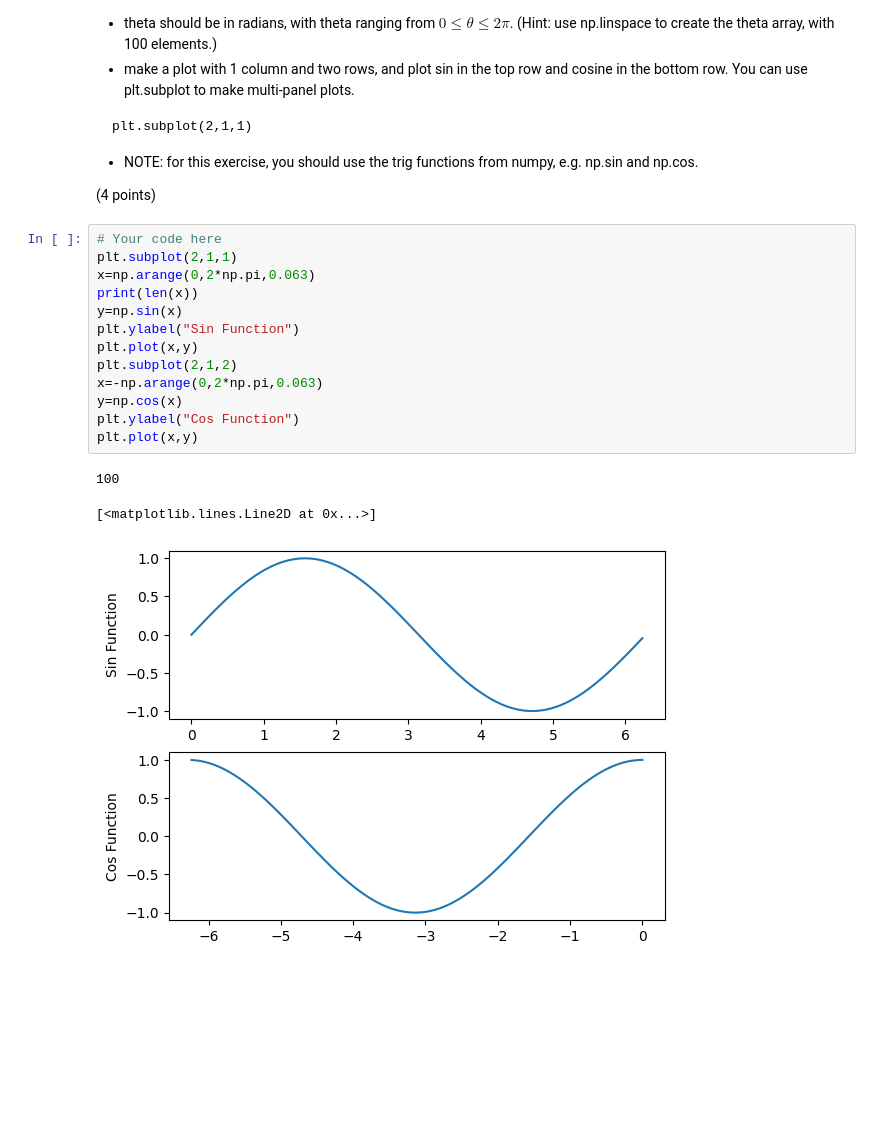
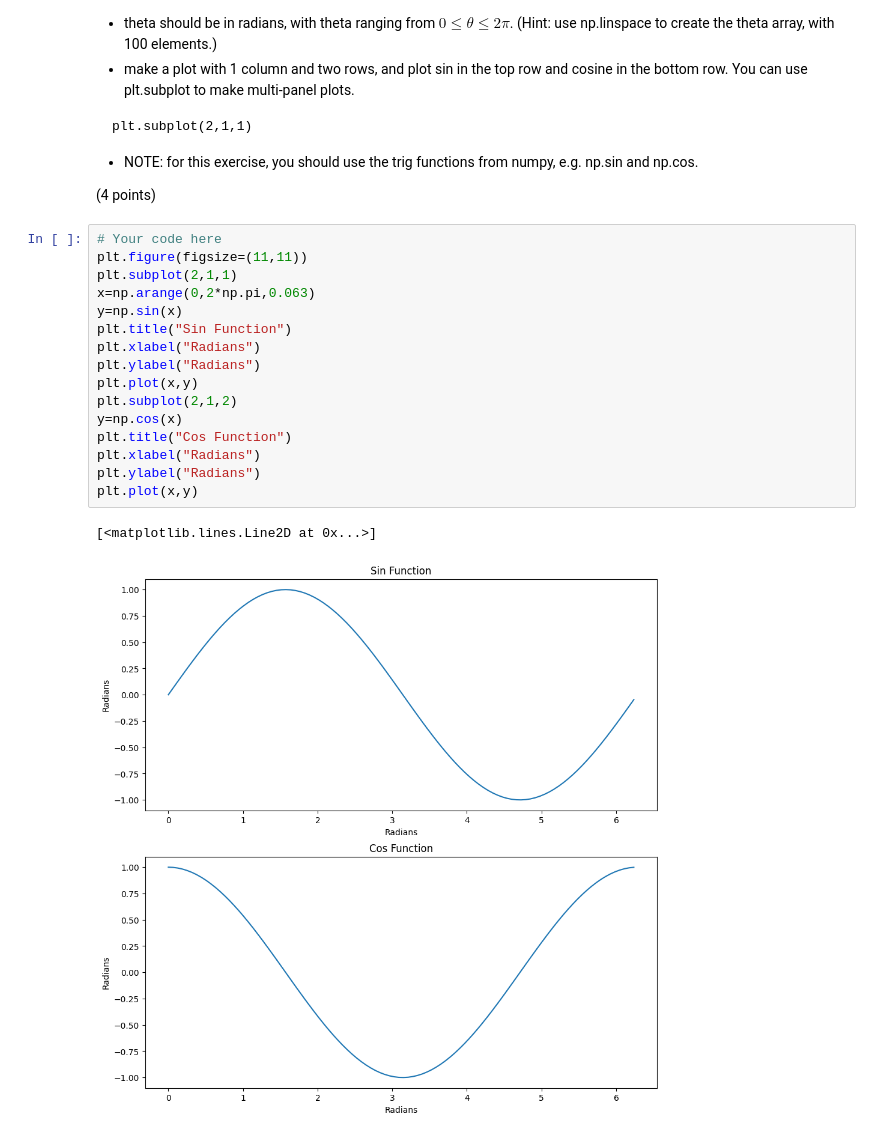
Before and after one commit to ChrisPerez13/CompPhys, a Jupyter notebook: Christopher_Perez_Lab01_review_of_notebook_and_python_basics.ipynb, the cells around one changed output. Saved outputs shown, nothing was run; the diff lists cells and outputs as text; blank space fills up the shorter version.

```diff
--- a/Christopher_Perez_Lab01_review_of_notebook_and_python_basics.ipynb
+++ b/Christopher_Perez_Lab01_review_of_notebook_and_python_basics.ipynb
@@ -474,18 +474,20 @@ plt.subplot(2,1,1)
 (4 points)
 # %%
 # Your code here
+plt.figure(figsize=(11,11))
 plt.subplot(2,1,1)
 x=np.arange(0,2*np.pi,0.063)
-print(len(x))
 y=np.sin(x)
-plt.ylabel("Sin Function")
+plt.title("Sin Function")
+plt.xlabel("Radians")
+plt.ylabel("Radians")
 plt.plot(x,y)
 plt.subplot(2,1,2)
-x=-np.arange(0,2*np.pi,0.063)
 y=np.cos(x)
-plt.ylabel("Cos Function")
+plt.title("Cos Function")
+plt.xlabel("Radians")
+plt.ylabel("Radians")
 plt.plot(x,y)
 # %% [output]
-100
+[<matplotlib.lines.Line2D at 0x...>]
-[<matplotlib.lines.Line2D at 0x...>]
-[figure, old version]
+[figure, new version]
```
